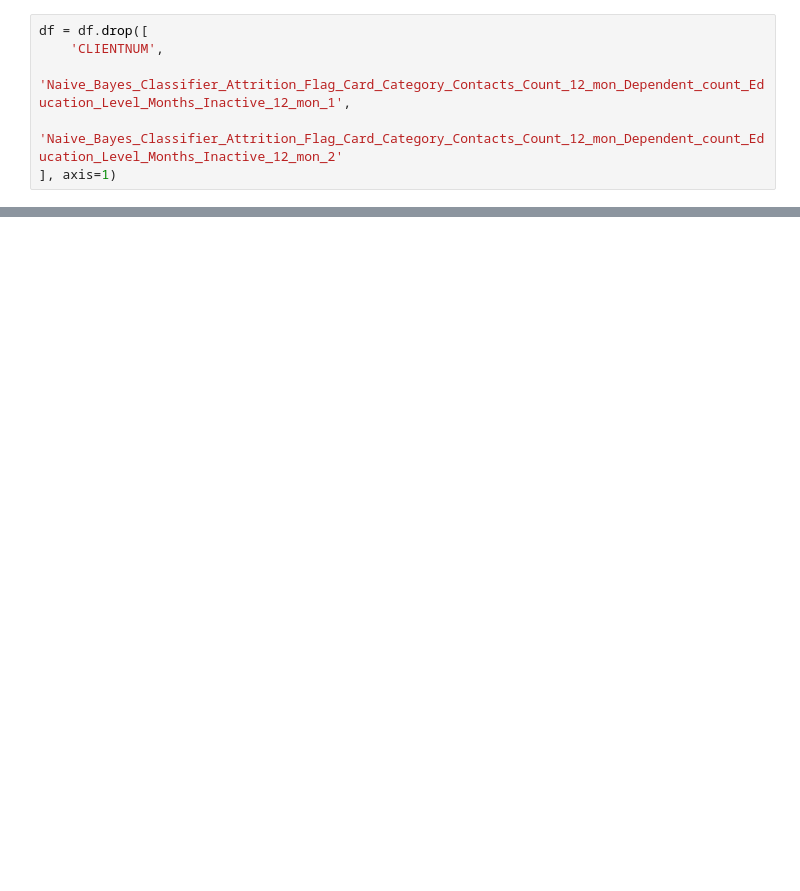
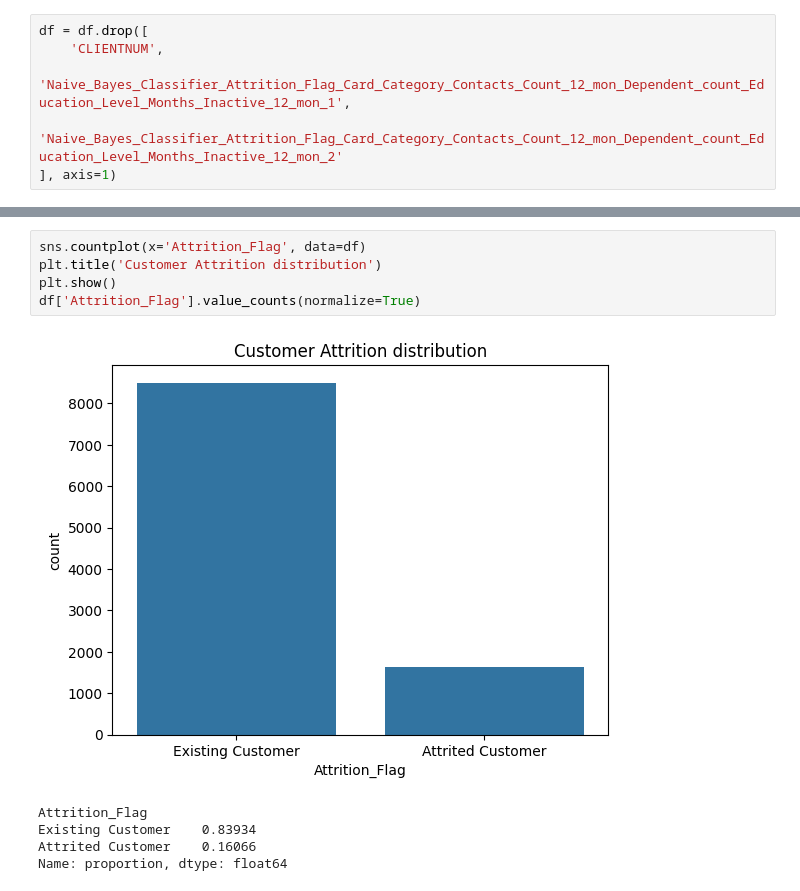
Before and after one commit to Kushagra976/bank-customer-attrition-prediction, a Jupyter notebook: notebooks/credit_model.ipynb, the cells around one changed output, grey strips where cells are left out. Saved outputs shown, nothing was run; the diff lists cells and outputs as text; blank space fills up the shorter version.

```diff
--- a/notebooks/credit_model.ipynb
+++ b/notebooks/credit_model.ipynb
@@ -33,0 +64,11 @@ df.head()
+# %%
+sns.countplot(x='Attrition_Flag', data=df)
+plt.title('Customer Attrition distribution')
+plt.show()
+df['Attrition_Flag'].value_counts(normalize=True)
+# %% [output]
+[figure, added]
+Attrition_Flag
+Existing Customer    0.83934
+Attrited Customer    0.16066
+Name: proportion, dtype: float64
```
Also changed, not shown: parts of 46 cells of this notebook, 2 other files.
